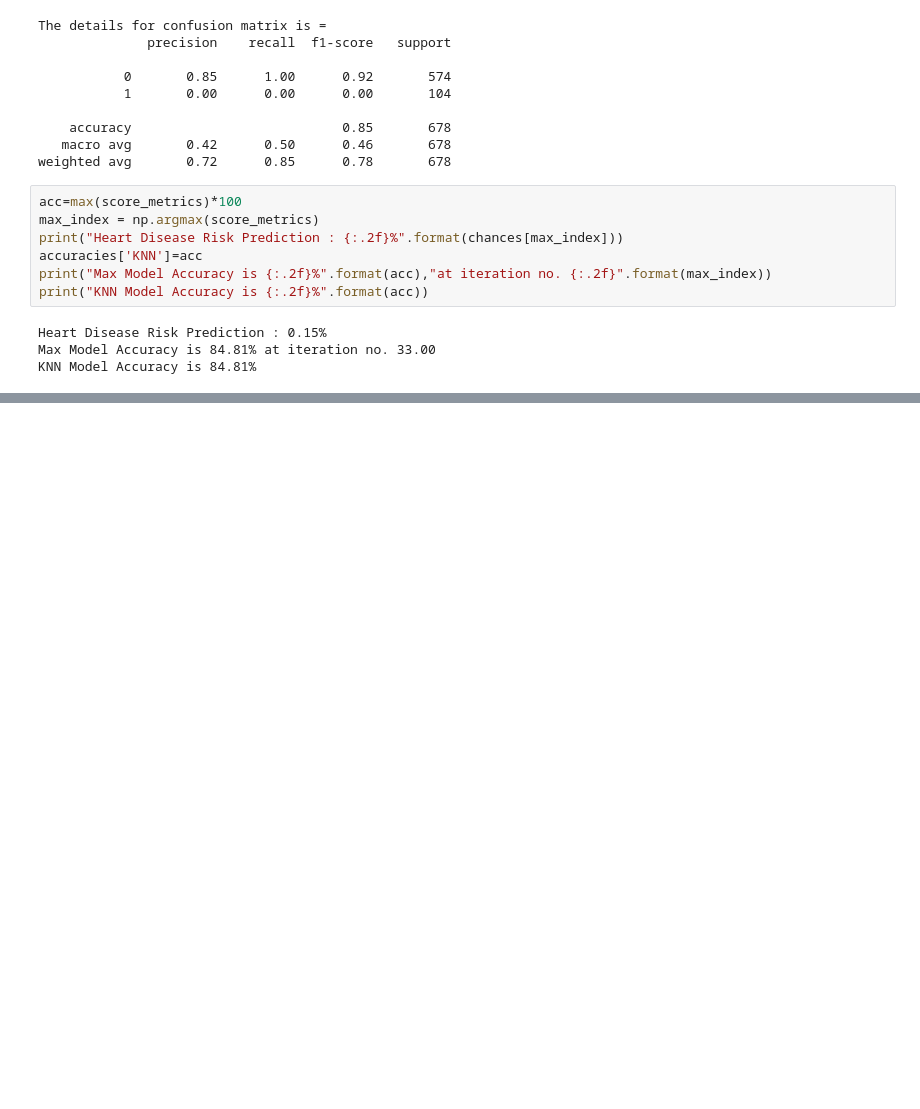
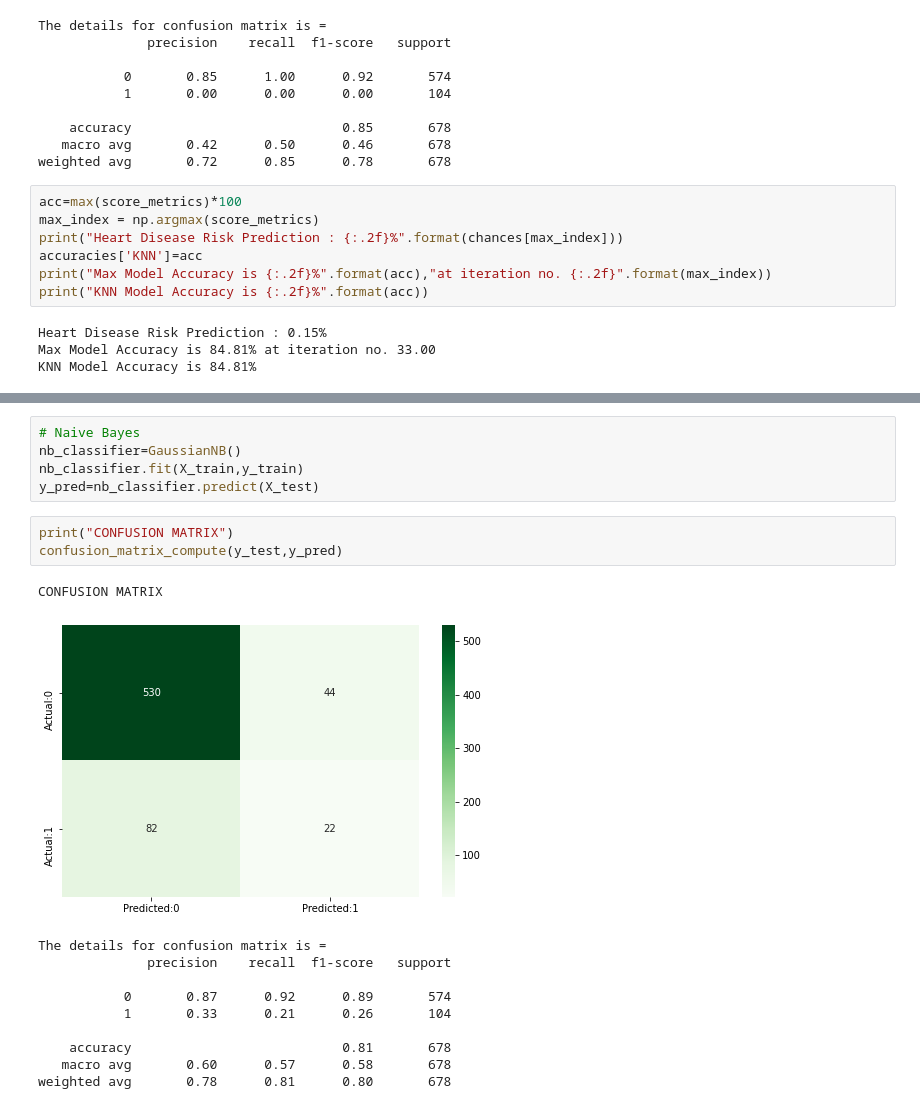
Before and after one commit to SajalSinha/CardioVascular-Risk-Prediction, a Jupyter notebook: CardiovascularRiskPrediction.ipynb, the cells around one changed output, grey strips where cells are left out. Drawn from its saved outputs; the diff is of its cells as text; blank space fills up the shorter version.

```diff
--- a/CardiovascularRiskPrediction.ipynb
+++ b/CardiovascularRiskPrediction.ipynb
@@ -425,0 +474,20 @@ KNN Model Accuracy is 84.81%
+# %%
+# Naive Bayes
+nb_classifier=GaussianNB()
+nb_classifier.fit(X_train,y_train)
+y_pred=nb_classifier.predict(X_test)
+# %%
+print("CONFUSION MATRIX")
+confusion_matrix_compute(y_test,y_pred)
+# %% [output]
+CONFUSION MATRIX
+[figure, added]
+The details for confusion matrix is =
+              precision    recall  f1-score   support
+
+           0       0.87      0.92      0.89       574
+           1       0.33      0.21      0.26       104
+
+    accuracy                           0.81       678
+   macro avg       0.60      0.57      0.58       678
+weighted avg       0.78      0.81      0.80       678
```
Also changed, not shown: parts of 16 cells of this notebook.
